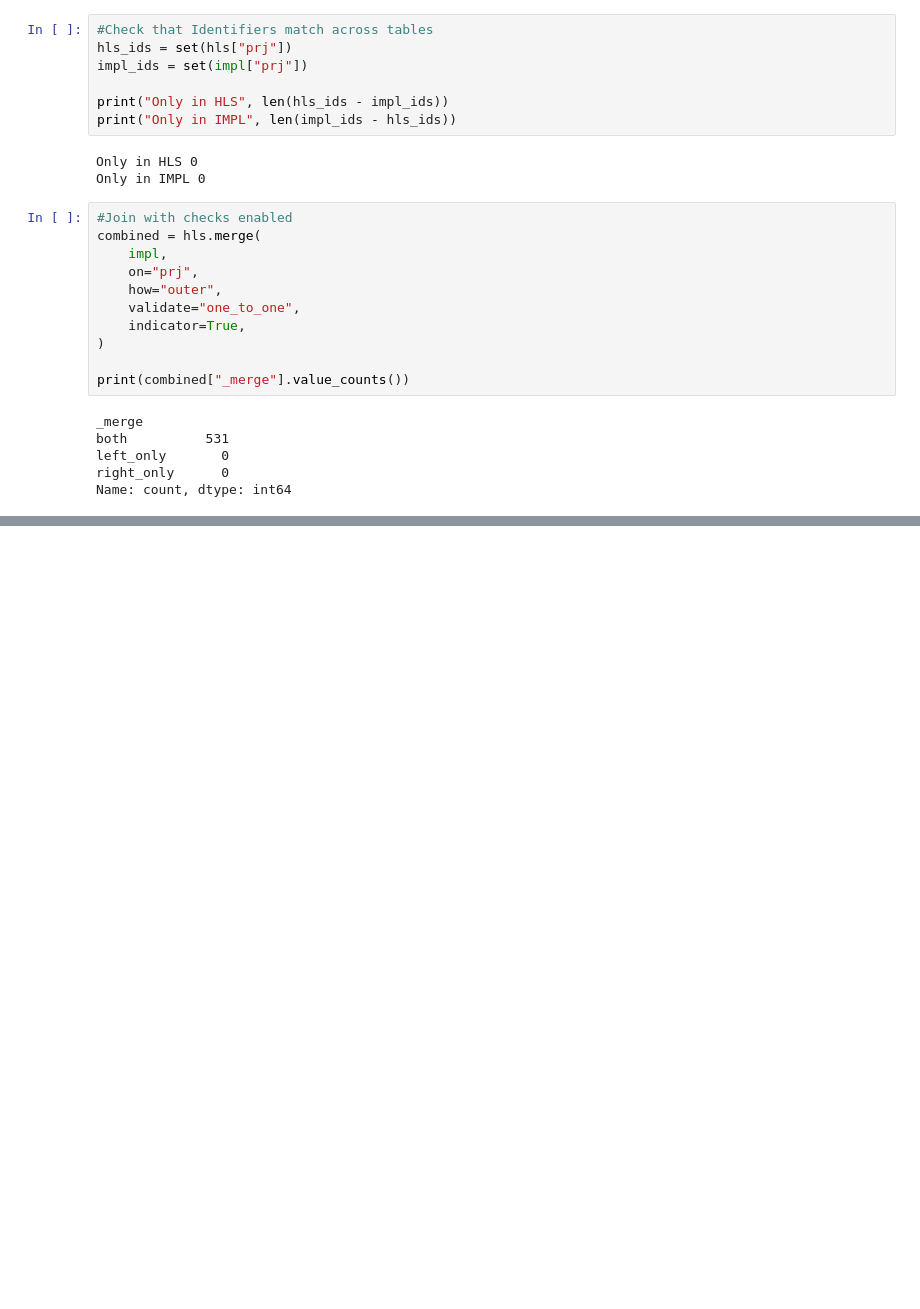
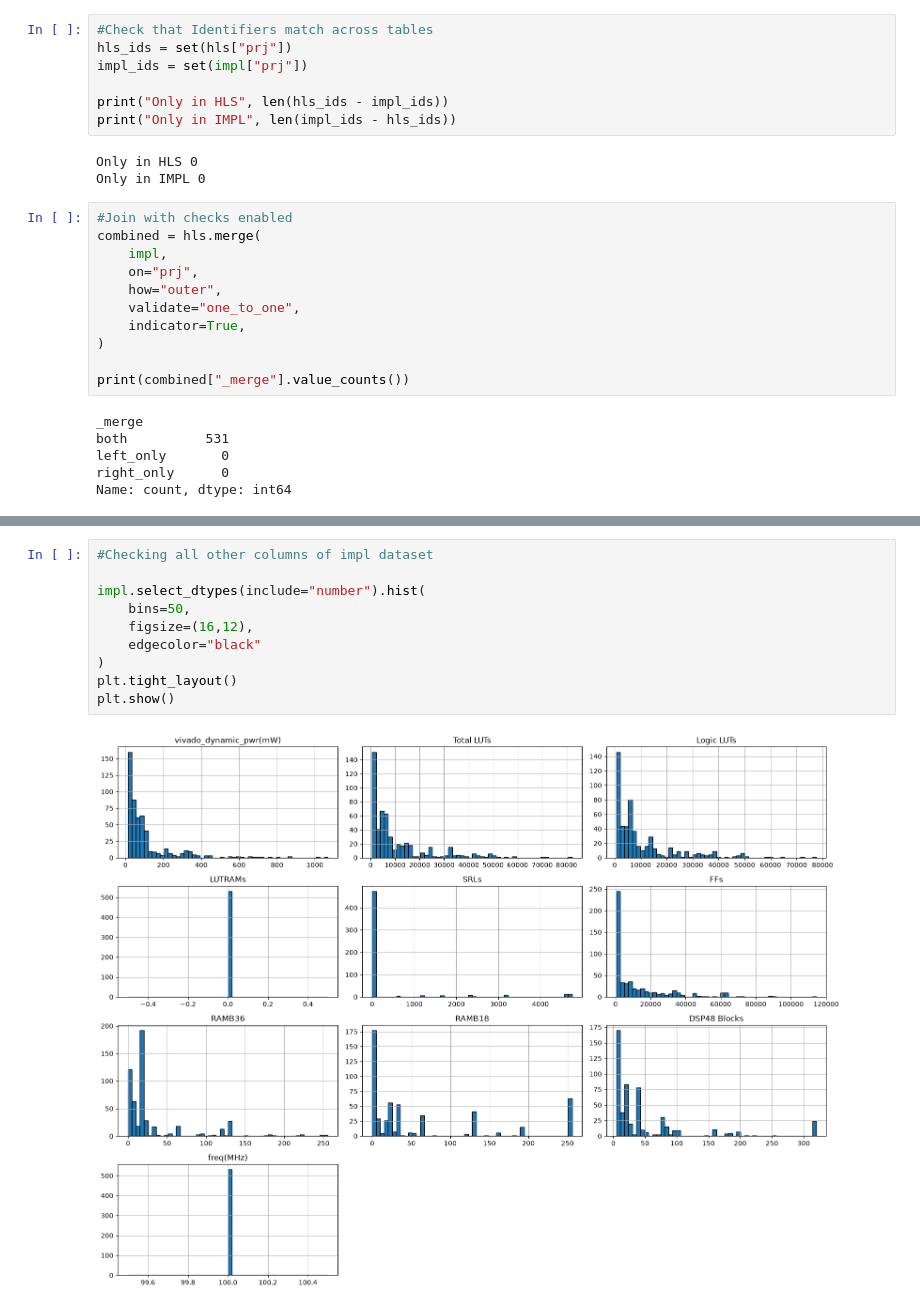
Before and after one commit to sahilbhatt89/CircuitCost, a Jupyter notebook: Data Exploration/understandDataset.ipynb, the cells around one changed output, grey strips where cells are left out. Cells and saved outputs as stored; diff of their text form; blank space fills up the shorter version.

```diff
--- a/Data Exploration/understandDataset.ipynb
+++ b/Data Exploration/understandDataset.ipynb
@@ -224,0 +410,12 @@ Name: count, dtype: int64
+# %%
+#Checking all other columns of impl dataset
+
+impl.select_dtypes(include="number").hist(
+    bins=50,
+    figsize=(16,12),
+    edgecolor="black"
+)
+plt.tight_layout()
+plt.show()
+# %% [output]
+[figure, added]
```
Also changed, not shown: parts of 10 cells of this notebook.
